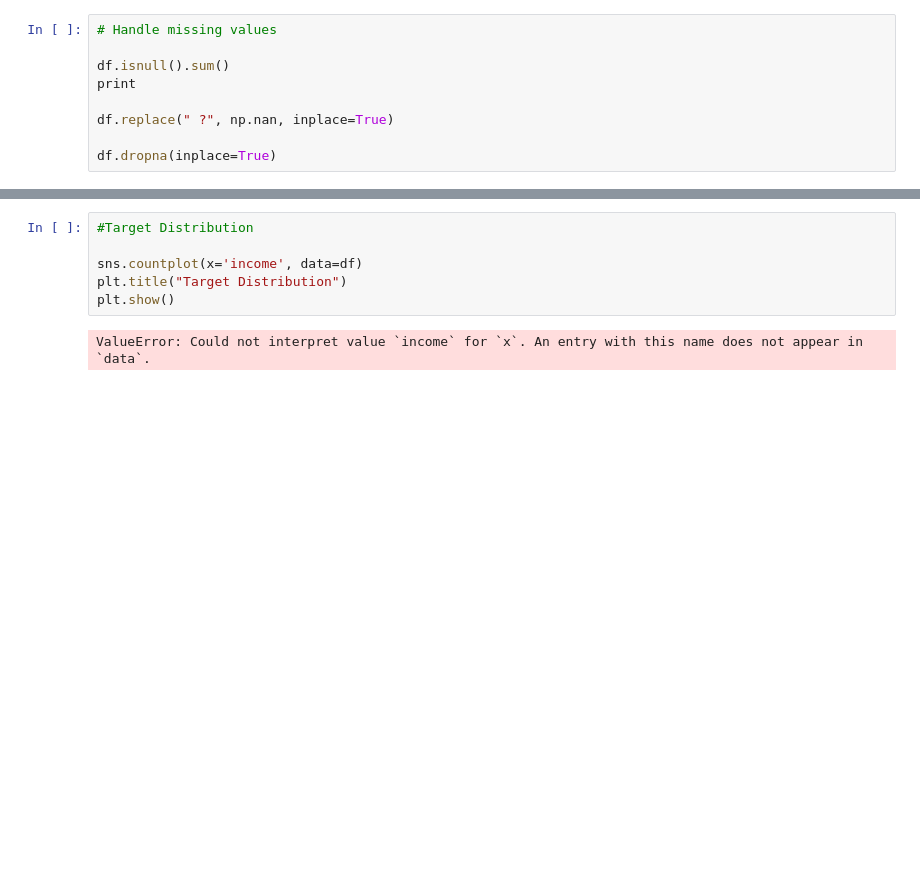
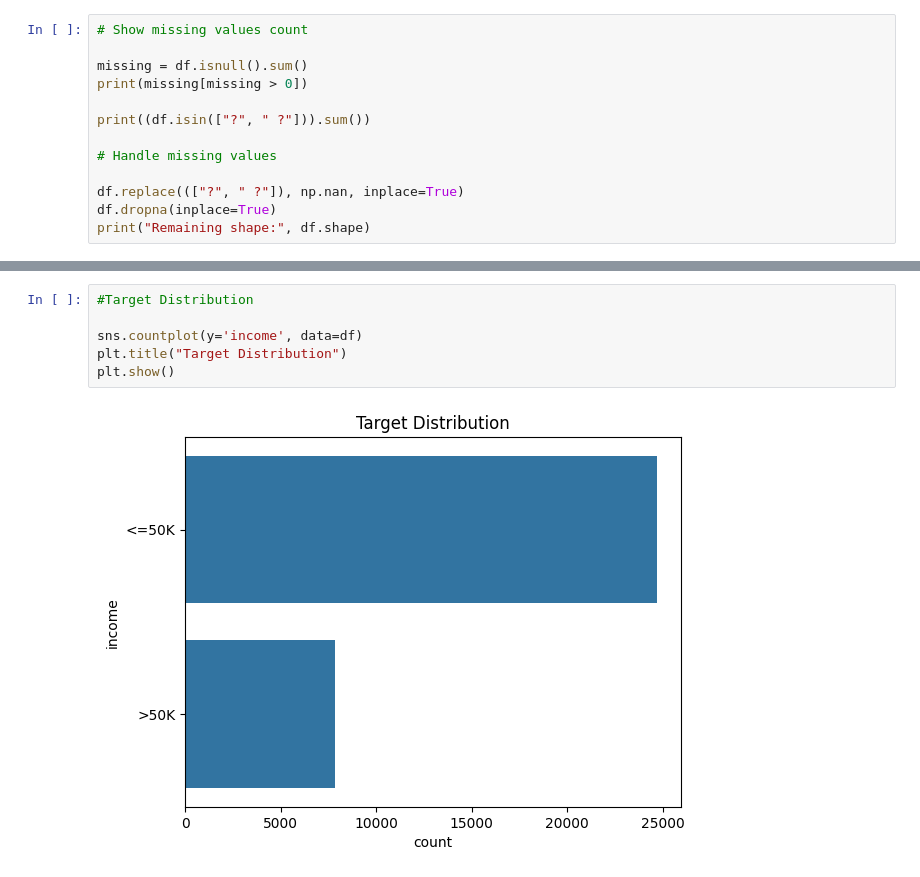
Before and after one commit to murtazacan5253/2025ab05322_ML_Assignment_2, a Jupyter notebook: ead.ipynb, the cells around one changed output, grey strips where cells are left out. Drawn from its saved outputs; the diff is of its cells as text; blank space fills up the shorter version.

```diff
--- a/ead.ipynb
+++ b/ead.ipynb
@@ -42,9 +66,13 @@ memory usage: 3.7+ MB
 # %%
+# Show missing values count
+
+missing = df.isnull().sum()
+print(missing[missing > 0])
+
+print((df.isin(["?", " ?"])).sum())
+
 # Handle missing values
 
-df.isnull().sum()
-print
-
-df.replace(" ?", np.nan, inplace=True)
-
+df.replace((["?", " ?"]), np.nan, inplace=True)
 df.dropna(inplace=True)
+print("Remaining shape:", df.shape)
@@ -51,11 +97,11 @@ df.dropna(inplace=True)
 # %%
 #Target Distribution
 
-sns.countplot(x='income', data=df)
+sns.countplot(y='income', data=df)
 plt.title("Target Distribution")
 plt.show()
 # %% [output]
-ValueError: Could not interpret value `income` for `x`. An entry with this name does not appear in `data`.
+[figure, added]
 # %%
 # Feature Histogram
 df.hist(figsize=(12,10))
```
Also changed, not shown: parts of 10 cells of this notebook, 1 other file.
